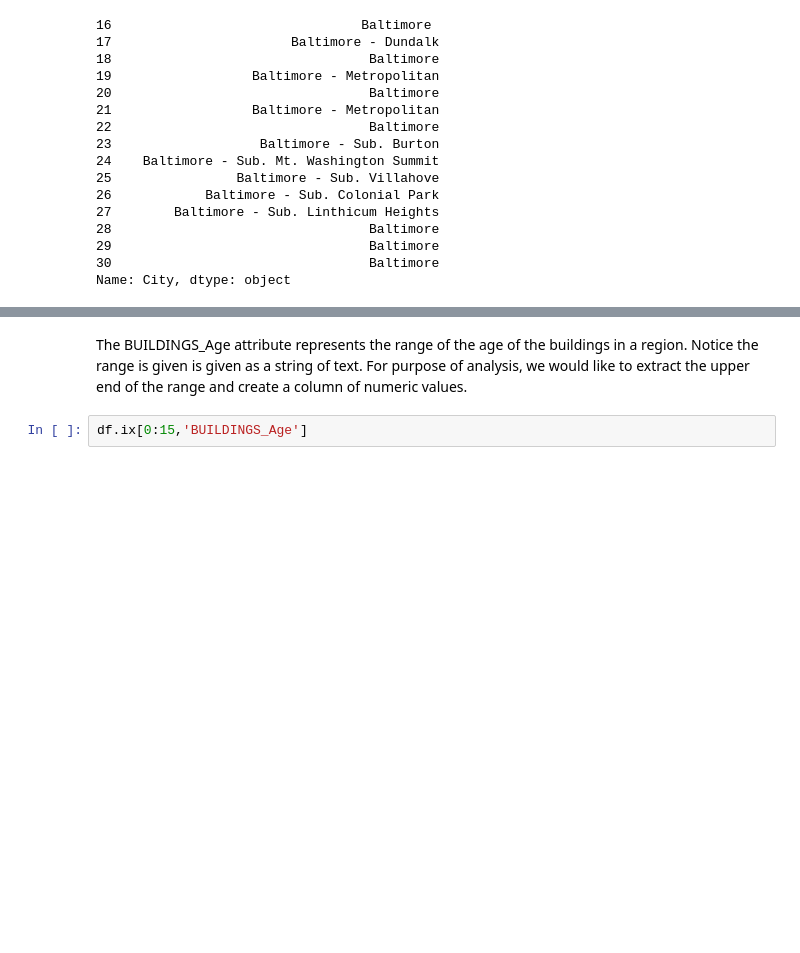
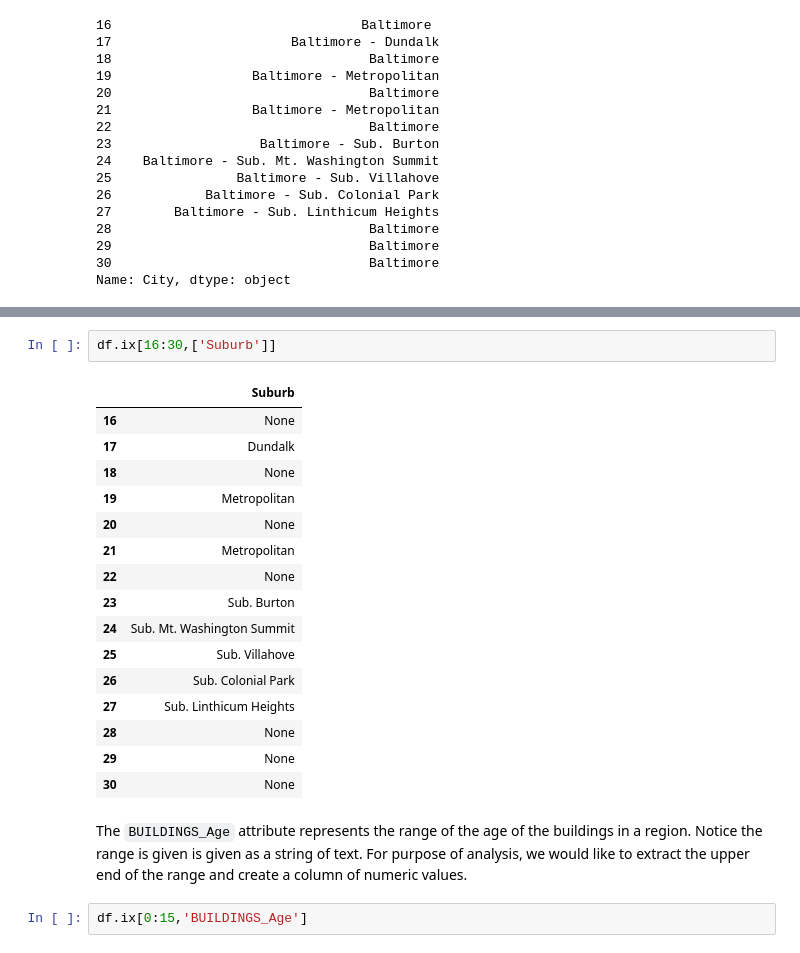
Before and after one commit to umd-cases/dcic_baltimore-notebook, a Jupyter notebook: baltimore_redlining_notebook/notebook/Baltimore .ipynb, the cells around one changed output, grey strips where cells are left out. Drawn from its saved outputs; the diff is of its cells as text; blank space fills up the shorter version.

Commit message:
text added

```diff
--- a/baltimore_redlining_notebook/notebook/Baltimore .ipynb
+++ b/baltimore_redlining_notebook/notebook/Baltimore .ipynb
@@ -288,5 +269,24 @@ df.rename(index=str, columns={"City_clean": "City"})
+# %%
+df.ix[16:30,['Suburb']]
+# %% [output]
+|  | Suburb |
+| 16 | None |
+| 17 | Dundalk |
+| 18 | None |
+| 19 | Metropolitan |
+| 20 | None |
+| 21 | Metropolitan |
+| 22 | None |
+| 23 | Sub. Burton |
+| 24 | Sub. Mt. Washington Summit |
+| 25 | Sub. Villahove |
+| 26 | Sub. Colonial Park |
+| 27 | Sub. Linthicum Heights |
+| 28 | None |
+| 29 | None |
+| 30 | None |
 # %% [markdown]
-The BUILDINGS_Age attribute represents the range of the age of the buildings in a region. Notice the range is given is given as a string of text. For purpose of analysis, we would like to extract the upper end of the range and create a column of numeric values.
+The `BUILDINGS_Age` attribute represents the range of the age of the buildings in a region. Notice the range is given is given as a string of text. For purpose of analysis, we would like to extract the upper end of the range and create a column of numeric values.
 # %%
 df.ix[0:15,'BUILDINGS_Age']
 # %% [output]
```
Also changed, not shown: parts of 19 cells of this notebook.
